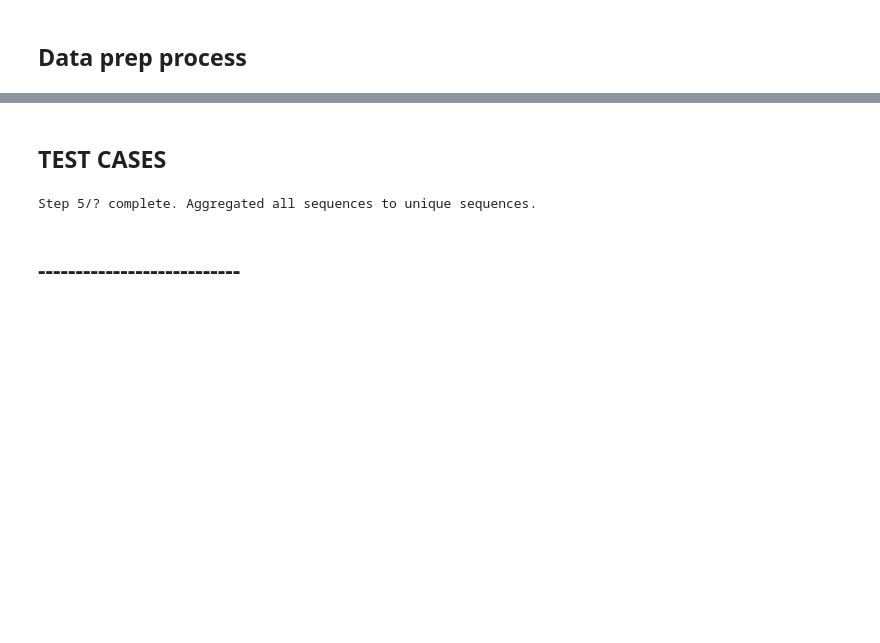
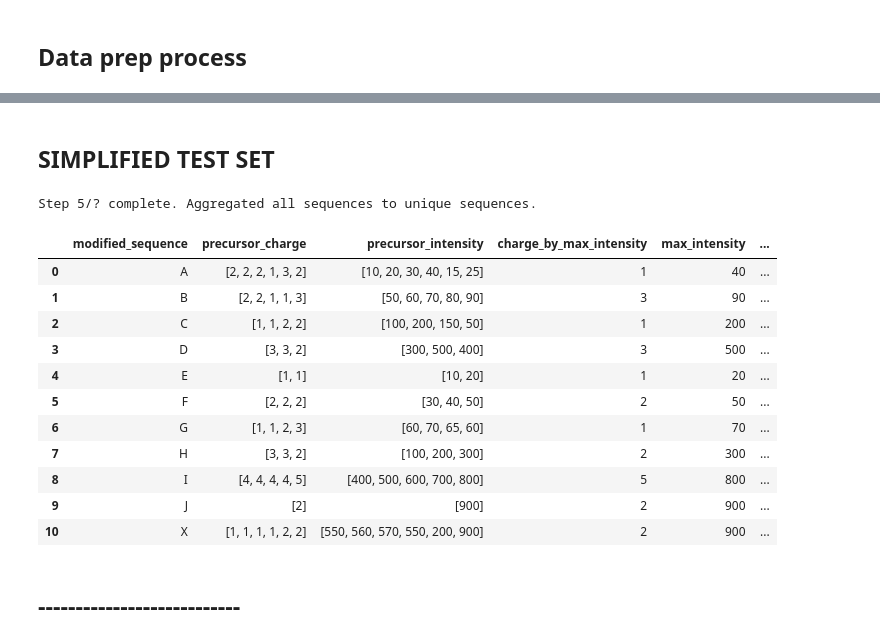
Before and after one commit to wilhelm-lab/dlomix, a Jupyter notebook: data_prep_dev.ipynb, the cells around one changed output, grey strips where cells are left out. Saved outputs shown, nothing was run; the diff lists cells and outputs as text; code cells hidden in the pictures; blank space fills up the shorter version.

```diff
--- a/data_prep_dev.ipynb
+++ b/data_prep_dev.ipynb
@@ -348,41 +324,2 @@ def add_labels(df, aggregation='max'):
 
     return df
-# %%
-def generate_charge_state_encodings(df, aggregation='max'):
-    '''
-    Calculate the most abundant charge state for each sequence based on the precursor intensity
-    and generate the charge state vector and one-hot encoded vector for the most abundant charge.
-    '''
-    df['one_hot_most_abundant_charge'] = None
-    df['charge_state_vector'] = None
-
-    # Determine the maximum charge state across all sequences to define the vector lengths
-    max_charge_state = max(max(charges) for charges in df['precursor_charge'])
-
-    for index, row in df.iterrows():
-        charges = row['precursor_charge']
-        intensities = row['precursor_intensity']
-
-        # Map intensities to their respective charge states
-        charge_intensity_dict = {charge: [] for charge in charges}
-        for charge, intensity in zip(charges, intensities):
-            charge_intensity_dict[charge].append(intensity)
-
-        # Aggregate intensities for determining the most abundant charge
-        if aggregation == 'avg':
-            aggregated_intensity = {charge: sum(intensities) / len(intensities) for charge, intensities in charge_intensity_dict.items()}
-        else:  # max
-            aggregated_intensity = {charge: max(intensities) for charge, intensities in charge_intensity_dict.items()}
-
-        most_abundant_charge = max(aggregated_intensity, key=aggregated_intensity.get)
-
-        # Generate the one-hot encoded vector for the most abundant charge
-        one_hot_vector = [1 if charge == most_abundant_charge else 0 for charge in range(1, max_charge_state + 1)]
-
-        # Generate the charge state vector for all charges
-        charge_state_vector = [1 if charge in charges else 0 for charge in range(1, max_charge_state + 1)]
-
-        df.at[index, 'one_hot_most_abundant_charge'] = one_hot_vector
-        df.at[index, 'charge_state_vector'] = charge_state_vector
-
-    return df
@@ -472,5 +391,5 @@ df = add_labels(df, aggregation='max')
 # %% [markdown]
-## TEST CASES
+## SIMPLIFIED TEST SET
 # %%
 input = {
     "modified_sequence": ["A"]*6 + ["B"]*5 + ["C"]*4 + ["D"]*3 + ["E"]*2 + ["F"]*3 + ["G"]*4 + ["H"]*3 + ["I"]*5 + ["J"] + ["X"]*6,
@@ -481,10 +400,23 @@ test_data = pd.DataFrame(input)
 # %%
 aggregated_test_data = aggregate_unique_sequences(test_data)
 aggregated_test_data = select_most_abundant_charge_by_intensity(aggregated_test_data, aggregation='max')
-aggregated_test_data = generate_charge_state_encodings(aggregated_test_data)
+aggregated_test_data = select_most_abundant_charge_by_intensity(aggregated_test_data, aggregation='avg')
+aggregated_test_data = generate_charge_state_encodings(aggregated_test_data, aggregation='max')
 aggregated_test_data = compute_normalized_intensity_distribution(aggregated_test_data)
 aggregated_test_data
 # %% [output]
 Step 5/? complete. Aggregated all sequences to unique sequences.
+|  | modified_sequence | precursor_charge | precursor_intensity | charge_by_max_intensity | max_intensity | ... |
+| 0 | A | [2, 2, 2, 1, 3, 2] | [10, 20, 30, 40, 15, 25] | 1 | 40 | ... |
+| 1 | B | [2, 2, 1, 1, 3] | [50, 60, 70, 80, 90] | 3 | 90 | ... |
+| 2 | C | [1, 1, 2, 2] | [100, 200, 150, 50] | 1 | 200 | ... |
+| 3 | D | [3, 3, 2] | [300, 500, 400] | 3 | 500 | ... |
+| 4 | E | [1, 1] | [10, 20] | 1 | 20 | ... |
+| 5 | F | [2, 2, 2] | [30, 40, 50] | 2 | 50 | ... |
+| 6 | G | [1, 1, 2, 3] | [60, 70, 65, 60] | 1 | 70 | ... |
+| 7 | H | [3, 3, 2] | [100, 200, 300] | 2 | 300 | ... |
+| 8 | I | [4, 4, 4, 4, 5] | [400, 500, 600, 700, 800] | 5 | 800 | ... |
+| 9 | J | [2] | [900] | 2 | 900 | ... |
+| 10 | X | [1, 1, 1, 1, 2, 2] | [550, 560, 570, 550, 200, 900] | 2 | 900 | ... |
 # %% [markdown]
 ## ---------------------------
```
Also changed, not shown: parts of 27 cells of this notebook.
